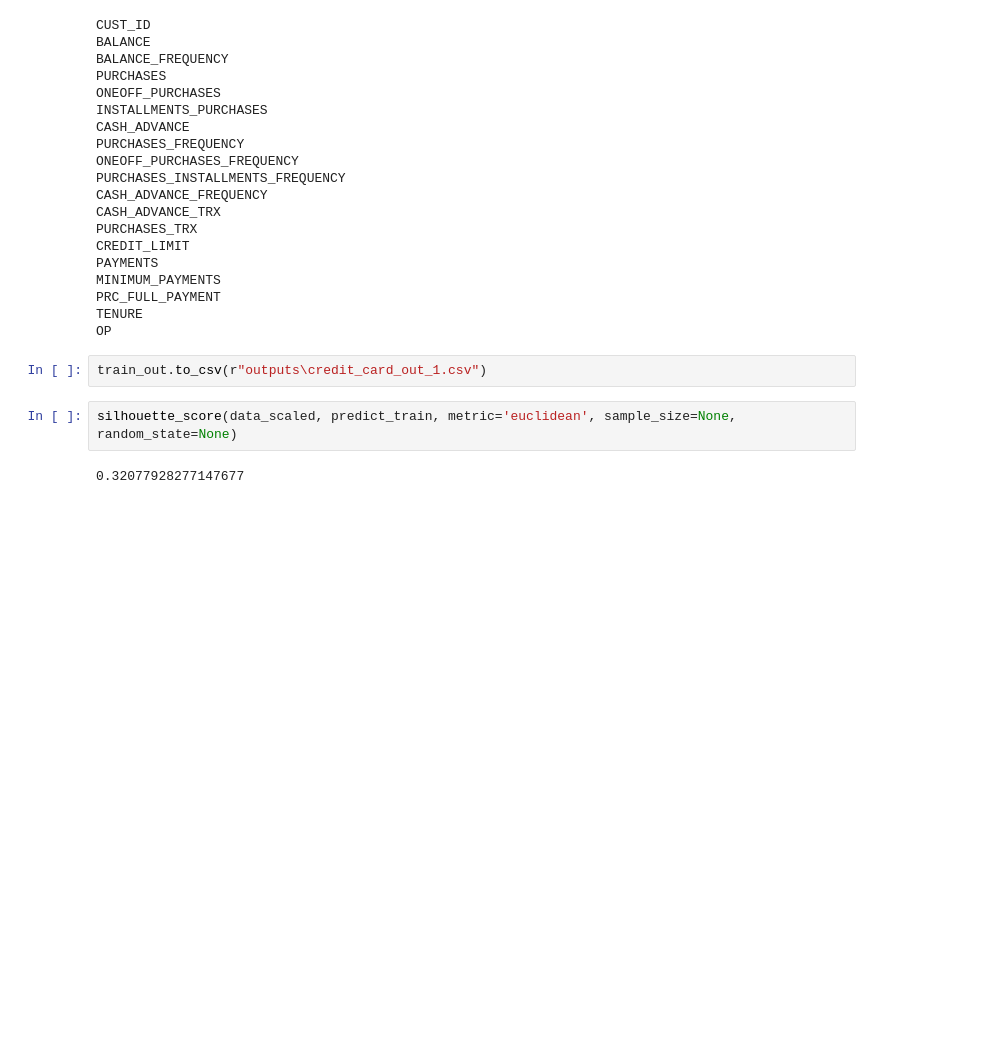
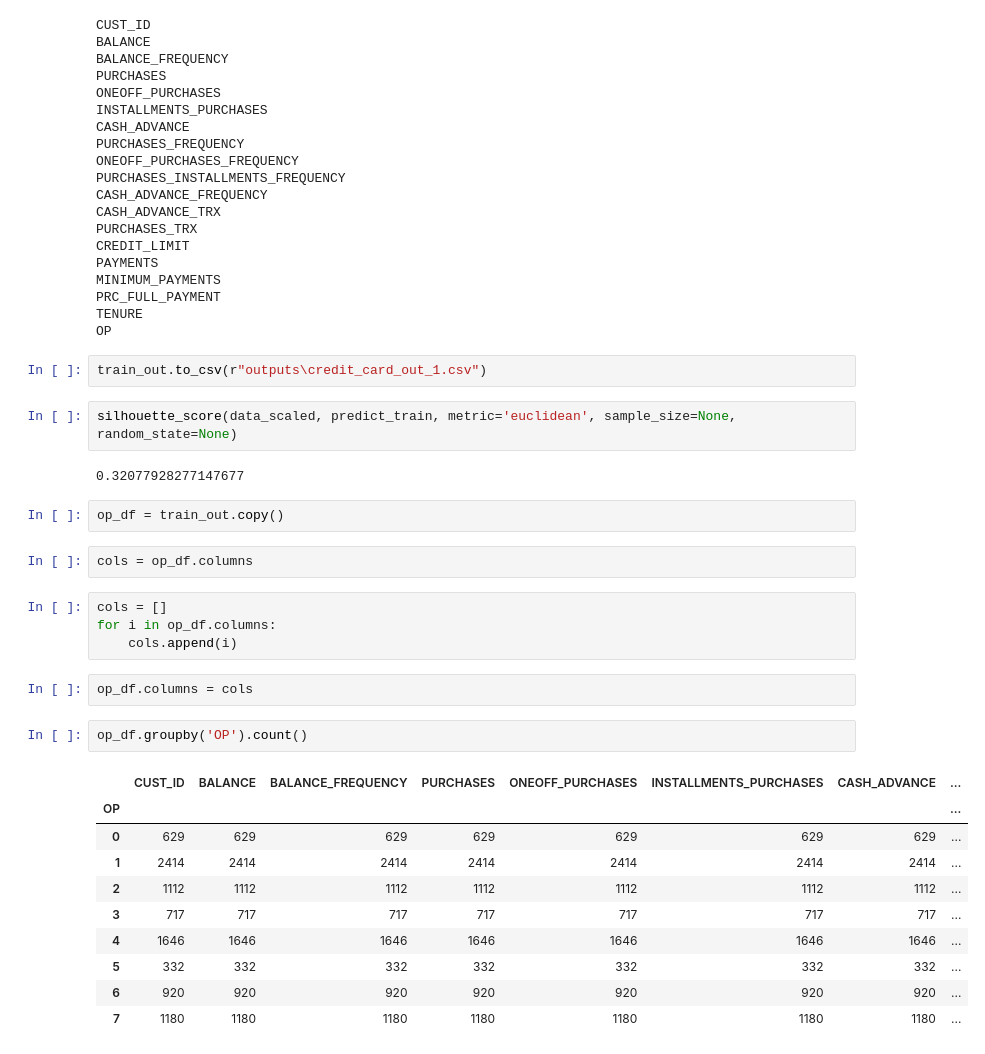
Before and after one commit to kannankandasamy/ml_analysis, a Jupyter notebook: credit_card.ipynb, the cells around one changed output. Drawn from its saved outputs; the diff is of its cells as text; blank space fills up the shorter version.

```diff
--- a/credit_card.ipynb
+++ b/credit_card.ipynb
@@ -278,3 +278,26 @@ train_out.to_csv(r"outputs\credit_card_out_1.csv")
 silhouette_score(data_scaled, predict_train, metric='euclidean', sample_size=None, random_state=None)
 # %% [output]
 0.32077928277147677
+# %%
+op_df = train_out.copy()
+# %%
+cols = op_df.columns
+# %%
+cols = []
+for i in op_df.columns:
+    cols.append(i)
+# %%
+op_df.columns = cols
+# %%
+op_df.groupby('OP').count()
+# %% [output]
+|  | CUST_ID | BALANCE | BALANCE_FREQUENCY | PURCHASES | ONEOFF_PURCHASES | INSTALLMENTS_PURCHASES | CASH_ADVANCE | ... |
+| OP |  |  |  |  |  |  |  | ... |
+| 0 | 629 | 629 | 629 | 629 | 629 | 629 | 629 | ... |
+| 1 | 2414 | 2414 | 2414 | 2414 | 2414 | 2414 | 2414 | ... |
+| 2 | 1112 | 1112 | 1112 | 1112 | 1112 | 1112 | 1112 | ... |
+| 3 | 717 | 717 | 717 | 717 | 717 | 717 | 717 | ... |
+| 4 | 1646 | 1646 | 1646 | 1646 | 1646 | 1646 | 1646 | ... |
+| 5 | 332 | 332 | 332 | 332 | 332 | 332 | 332 | ... |
+| 6 | 920 | 920 | 920 | 920 | 920 | 920 | 920 | ... |
+| 7 | 1180 | 1180 | 1180 | 1180 | 1180 | 1180 | 1180 | ... |
```
Also changed, not shown: parts of 1 cell of this notebook, 8 other files.
